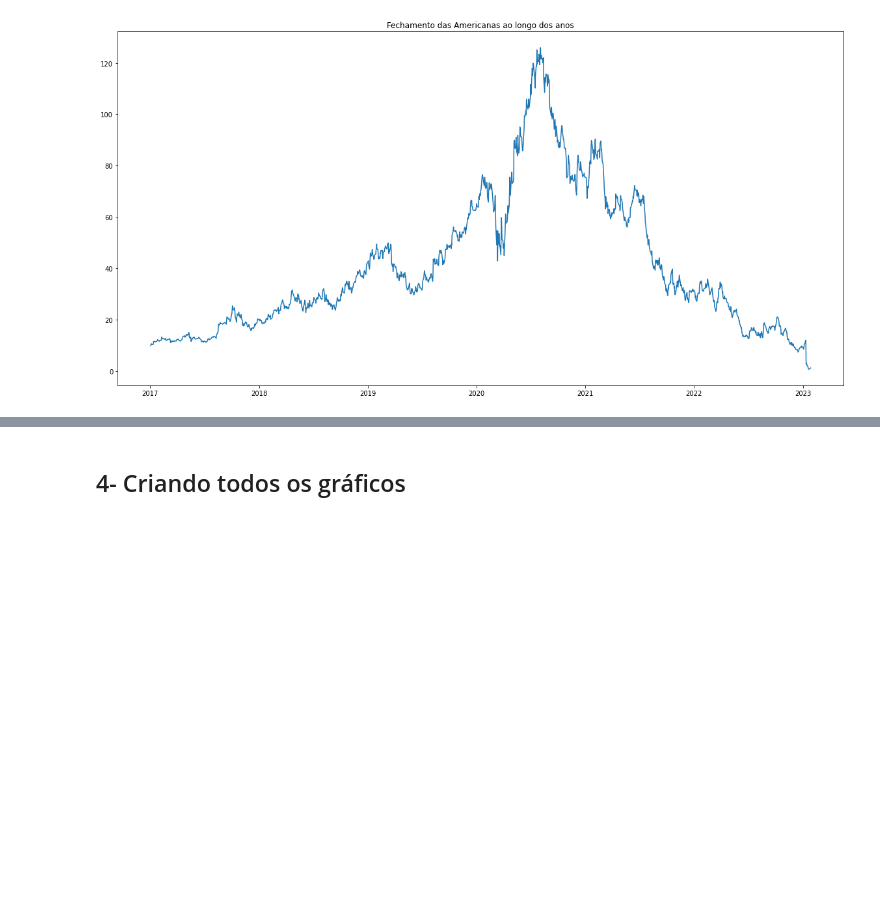
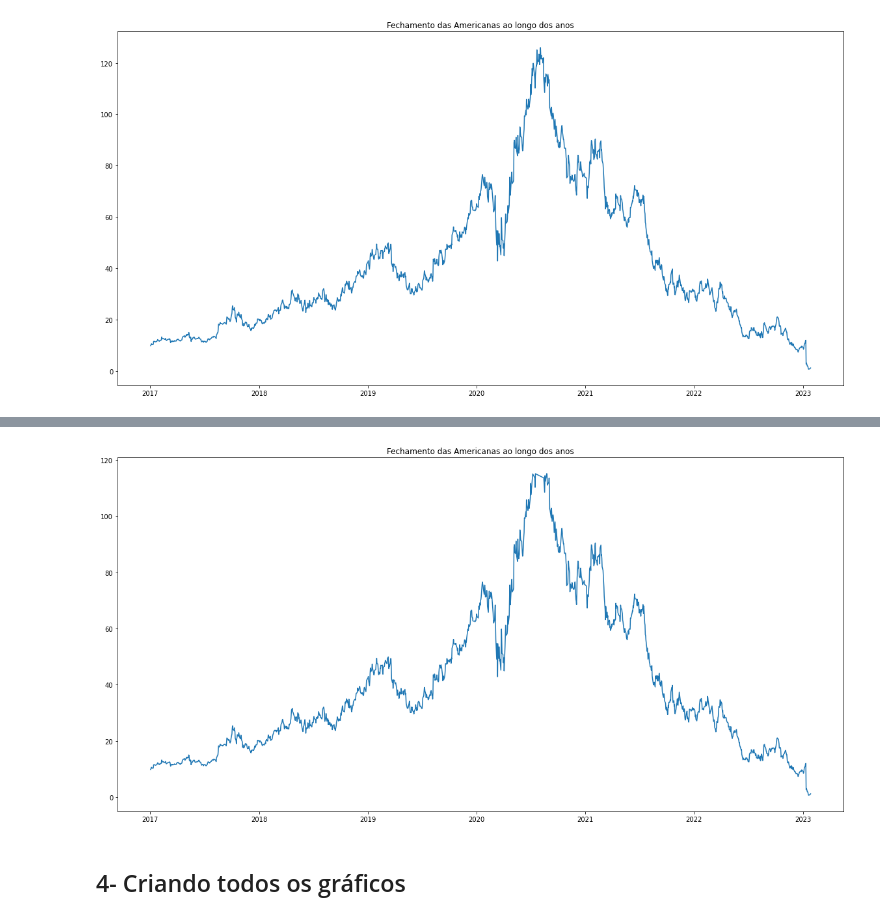
Before and after one commit to brendasfarias/trabindividual1, a Jupyter notebook: trabalho_individual_projeto_previsao_acoes.ipynb, the cells around one changed output, grey strips where cells are left out. Drawn from its saved outputs; the diff is of its cells as text; code cells hidden in the pictures; blank space fills up the shorter version.

```diff
--- a/trabalho_individual_projeto_previsao_acoes.ipynb
+++ b/trabalho_individual_projeto_previsao_acoes.ipynb
@@ -187,0 +233,13 @@ plt.show()
+# %%
+# Deletando os outliers
+
+def drop_outliers(df):
+   q1=df.quantile(0.25)
+   q3=df.quantile(0.75)
+   IQR=q3-q1
+   not_outliers = df[~((df<(q1-1.5*IQR)) | (df>(q3+1.5*IQR)))]
+   outliers_dropped = not_outliers.dropna(subset=['Close'])
+   return outliers_dropped
+
+amer3_clean = drop_outliers(stocks_amer3)
+amer3_clean
@@ -188,3 +261,12 @@ plt.show()
+# %%
+# Gráfico de fechamento de preços sem outliers
+
+plt.figure(figsize=(20, 10))
+plt.plot(amer3_clean['Close'])
+plt.title('Fechamento das Americanas ao longo dos anos')
+plt.show()
+# %% [output]
+[figure, added]
 # %% [markdown]
 ## 4- Criando todos os gráficos
 # %% [markdown]
```
Also changed, not shown: parts of 6 cells of this notebook.
